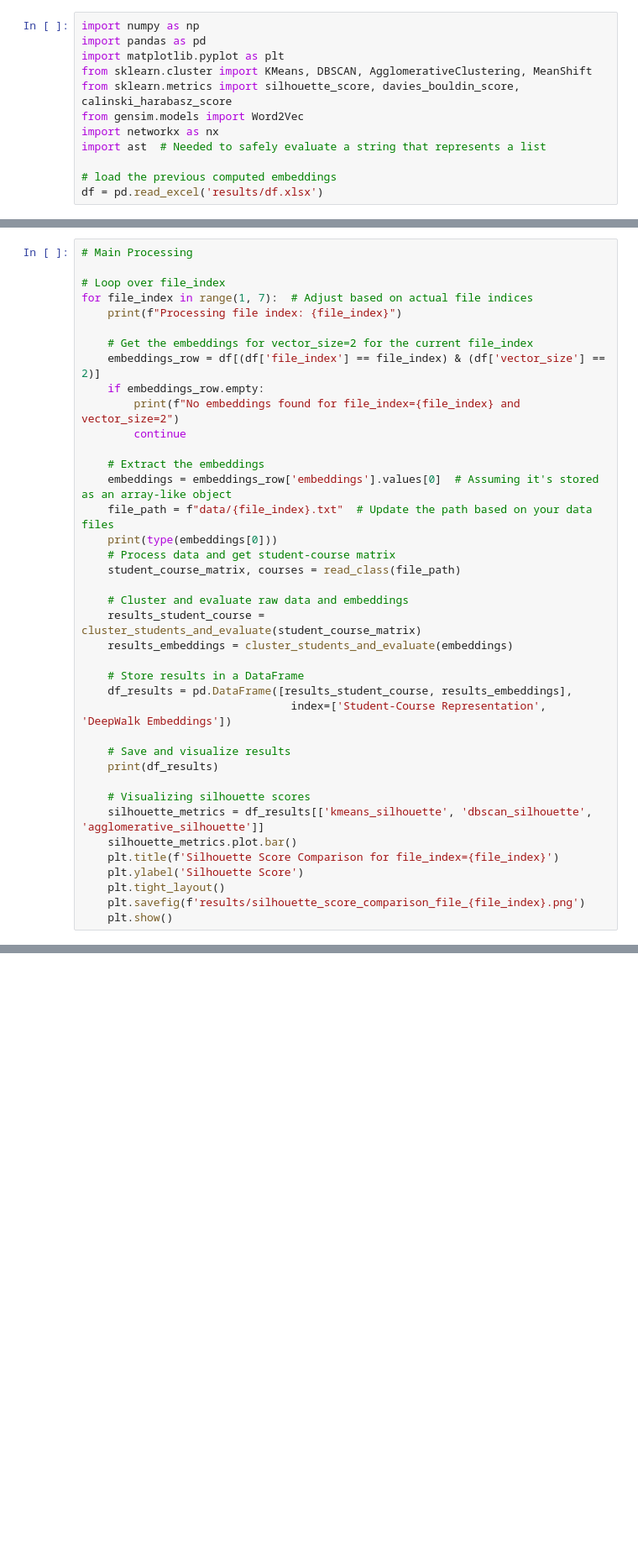
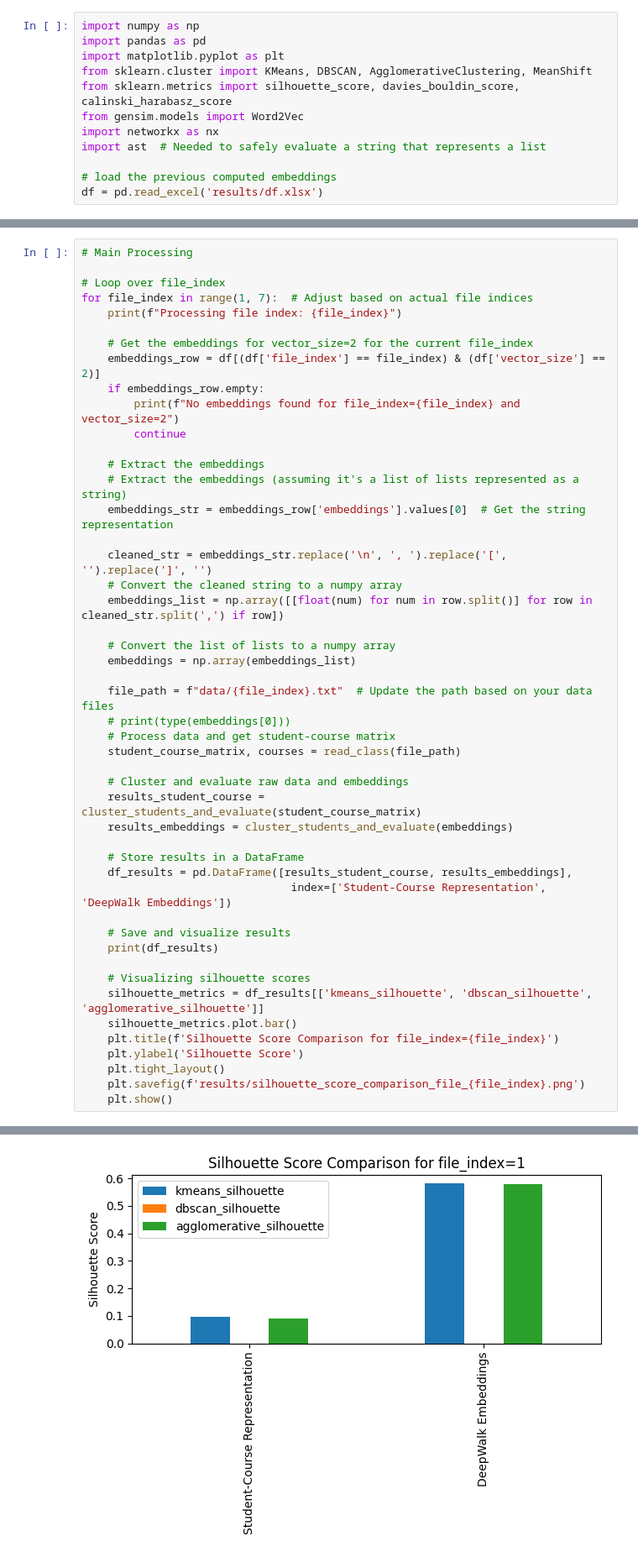
Before and after one commit to mamintoosi/Deepwalk-SSP, a Jupyter notebook: DeepWalk-SSP.ipynb, the cells around one changed output, grey strips where cells are left out. Shown at 84% size. Drawn from its saved outputs; the diff is of its cells as text; blank space fills up the shorter version.

```diff
--- a/DeepWalk-SSP.ipynb
+++ b/DeepWalk-SSP.ipynb
@@ -631,9 +631,18 @@ for file_index in range(1, 7):  # Adjust based on actual file indices
         continue
 
     # Extract the embeddings
-    embeddings = embeddings_row['embeddings'].values[0]  # Assuming it's stored as an array-like object
+    # Extract the embeddings (assuming it's a list of lists represented as a string)
+    embeddings_str = embeddings_row['embeddings'].values[0]  # Get the string representation
+
+    cleaned_str = embeddings_str.replace('\n', ', ').replace('[', '').replace(']', '')
+    # Convert the cleaned string to a numpy array
+    embeddings_list = np.array([[float(num) for num in row.split()] for row in cleaned_str.split(',') if row])
+
+    # Convert the list of lists to a numpy array
+    embeddings = np.array(embeddings_list)
+
     file_path = f"data/{file_index}.txt"  # Update the path based on your data files
-    print(type(embeddings[0]))
+    # print(type(embeddings[0]))
     # Process data and get student-course matrix
     student_course_matrix, courses = read_class(file_path)
 
@@ -661,0 +686 @@ Processing file index: 1
+[figure, added]
```
Also changed, not shown: parts of 3 cells of this notebook.
